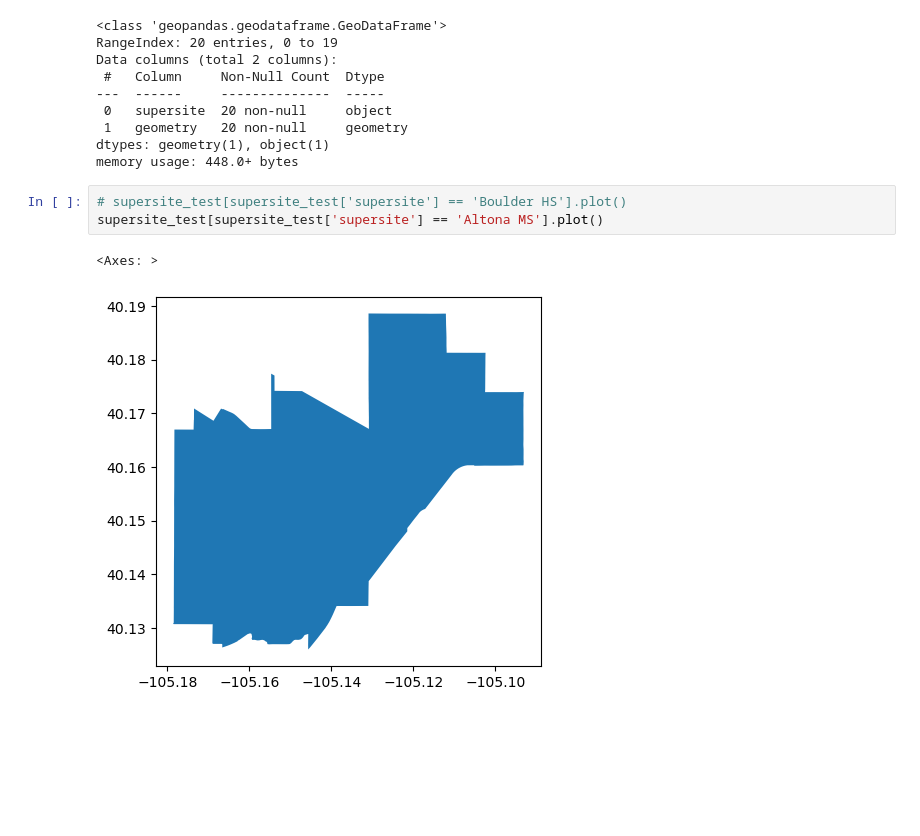
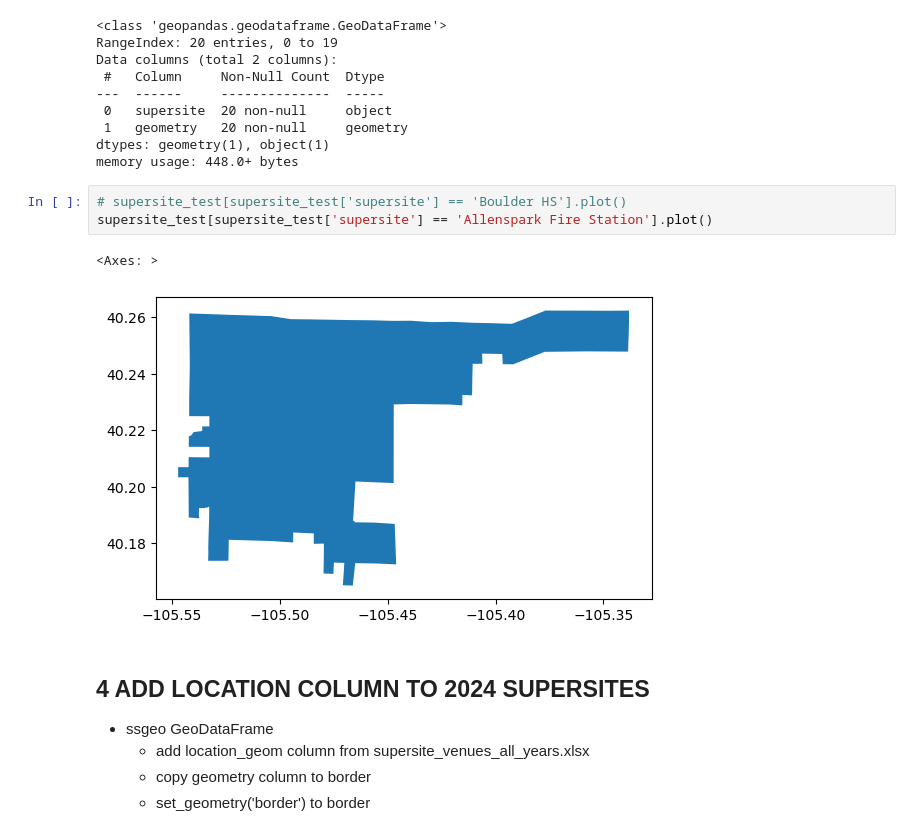
Before and after one commit to bnorikane/supersiteDB, a Jupyter notebook: supersite_pct_geom.ipynb, the cells around one changed output. Drawn from its saved outputs; the diff is of its cells as text; blank space fills up the shorter version.

```diff
--- a/supersite_pct_geom.ipynb
+++ b/supersite_pct_geom.ipynb
@@ -322,7 +303,13 @@ dtypes: geometry(1), object(1)
 memory usage: 448.0+ bytes
 # %%
 # supersite_test[supersite_test['supersite'] == 'Boulder HS'].plot()
-supersite_test[supersite_test['supersite'] == 'Altona MS'].plot()
+supersite_test[supersite_test['supersite'] == 'Allenspark Fire Station'].plot()
 # %% [output]
 <Axes: >
-[figure, old version]
+[figure, new version]
+# %% [markdown]
+## 4 ADD LOCATION COLUMN TO 2024 SUPERSITES
+- ssgeo GeoDataFrame
+    - add location_geom column from supersite_venues_all_years.xlsx
+    - copy geometry column to border
+    - set_geometry('border') to border
```
Also changed, not shown: parts of 12 cells of this notebook.
